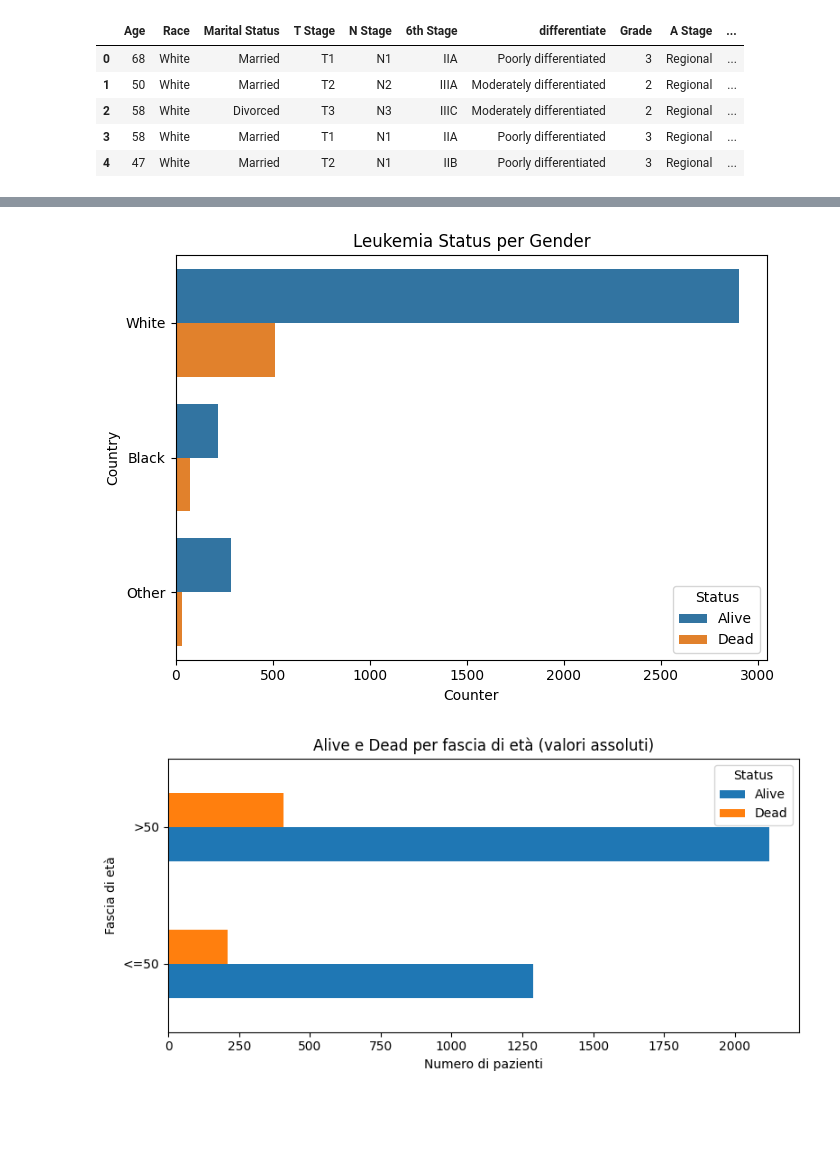
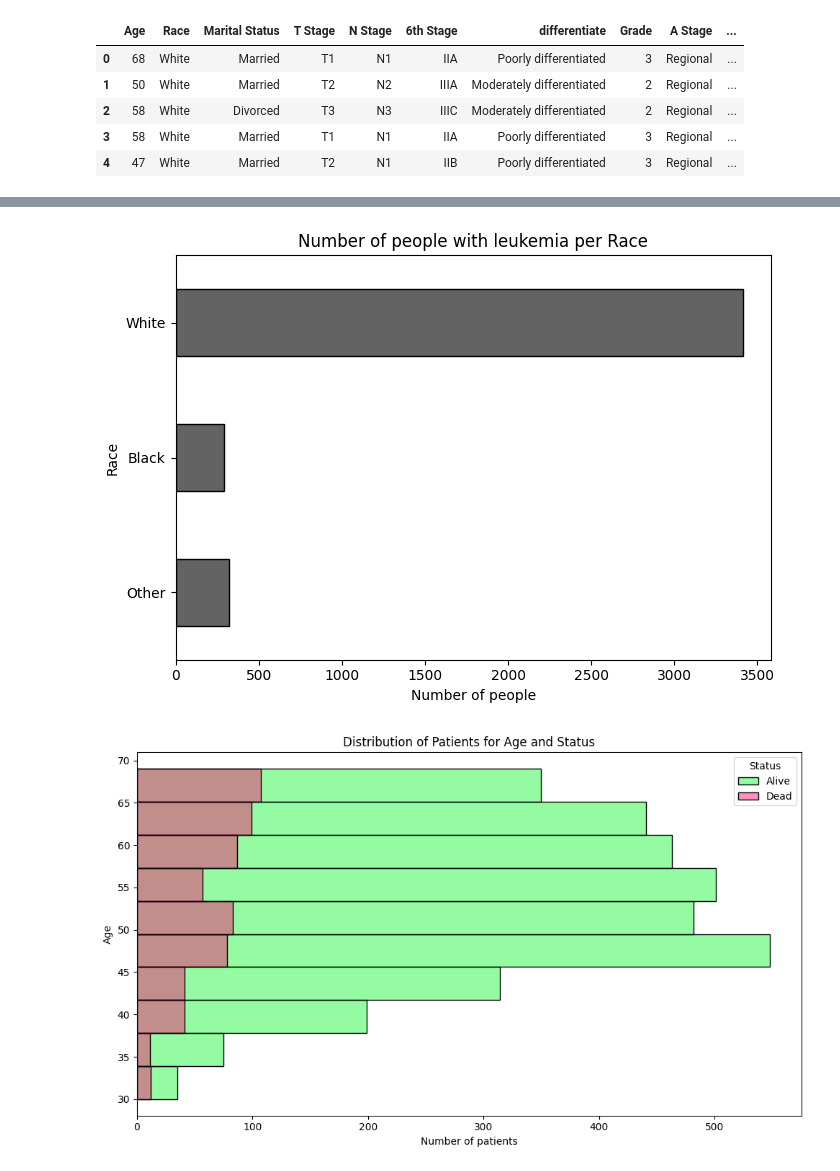
Before and after one commit to andreeriga/Scientific-Visualization-Magistrale, a Jupyter notebook: notebooks/breast.ipynb, the cells around one changed output, grey strips where cells are left out. Saved outputs shown, nothing was run; the diff lists cells and outputs as text; code cells hidden in the pictures; blank space fills up the shorter version.

Commit message:
almost finish breast graphs

```diff
--- a/notebooks/breast.ipynb
+++ b/notebooks/breast.ipynb
@@ -59,52 +71,61 @@ plt.show()
 # %%
+
+
+df = pd.read_csv("../data/breast_cancer_dataset.csv")
+
 plt.figure(figsize=(7,5))
 
-sns.countplot(
-    data=df,
-    y="Race",
-    hue="Status",
-    orient="h"
-)
+# Ordine personalizzato delle razze
+race_order = ["Other", "Black", "White"]
 
-plt.title("Leukemia Status per Gender")
-plt.xlabel("Counter")
-plt.ylabel("Country")
+# Conta le persone per razza
+race_counts = df['Race'].value_counts()
 
+# Ricostruisci la Serie nell'ordine desiderato
+race_counts = race_counts.reindex(race_order)
+
+# Palette grigia
+palette = (99/255, 99/255, 99/255)
+
+# Grafico a barre orizzontali
+race_counts.plot(kind='barh', color=palette, edgecolor='black')
+
+plt.title("Number of people with leukemia per Race")
+plt.xlabel("Number of people")
+plt.ylabel("Race")
 plt.tight_layout()
 plt.show()
 # %% [output]
-[figure, old version]
+[figure, new version]
 # %%
-#confronto tra età e stato finale
+df = pd.read_csv("../data/breast_cancer_dataset.csv")
+# Palette personalizzata con alpha incorporato
+palette = {
+    "Alive": (* (7/255, 247/255, 43/255), 0.43),  # verde con alpha
+    "Dead":  (* (255/255, 0/255, 111/255), 0.43)  # rosa/rosso con alpha
+}
 
+# Definiamo i bins (10 intervalli tra min e max dell'età)
+bins = np.linspace(df["Age"].min(), df["Age"].max(), 11)
 
+plt.figure(figsize=(10,6))
 
-# Creiamo la colonna per la fascia di età
-df["AgeGroup"] = df["Age"].apply(lambda x: ">50" if x > 50 else "<=50")
+# Istogramma orizzontale per ogni Status
+for status in ["Alive", "Dead"]:
+    plt.hist(
+        df.loc[df["Status"] == status, "Age"],
+        bins=bins,
+        label=status,
+        edgecolor='black',
+        orientation="horizontal",
+        color=palette[status]  # alpha incluso
+    )
 
-# Calcolo dei conteggi assoluti
-counts = (
-    df.groupby("AgeGroup")["Status"]
-      .value_counts()
-      .rename("Count")
-      .reset_index()
-)
-
-# Pivot per ottenere colonne separate per Alive/Dead
-plot_df = counts.pivot(index="AgeGroup", columns="Status", values="Count")
-
-# Ordinare fasce età
-plot_df = plot_df.loc[["<=50", ">50"]]
-
-# Grafico a barre orizzontali
-plot_df.plot(kind="barh", stacked=False, figsize=(8, 4))
-
-plt.xlabel("Numero di pazienti")
-plt.ylabel("Fascia di età")
-plt.title("Alive e Dead per fascia di età (valori assoluti)")
+plt.xlabel("Number of patients")
+plt.ylabel("Age")
+plt.title("Distribution of Patients for Age and Status")
 plt.legend(title="Status")
-
 plt.tight_layout()
 plt.show()
 # %% [output]
-[figure, old version]
+[figure, new version]
```
Also changed, not shown: parts of 7 cells of this notebook, 1 other file.
